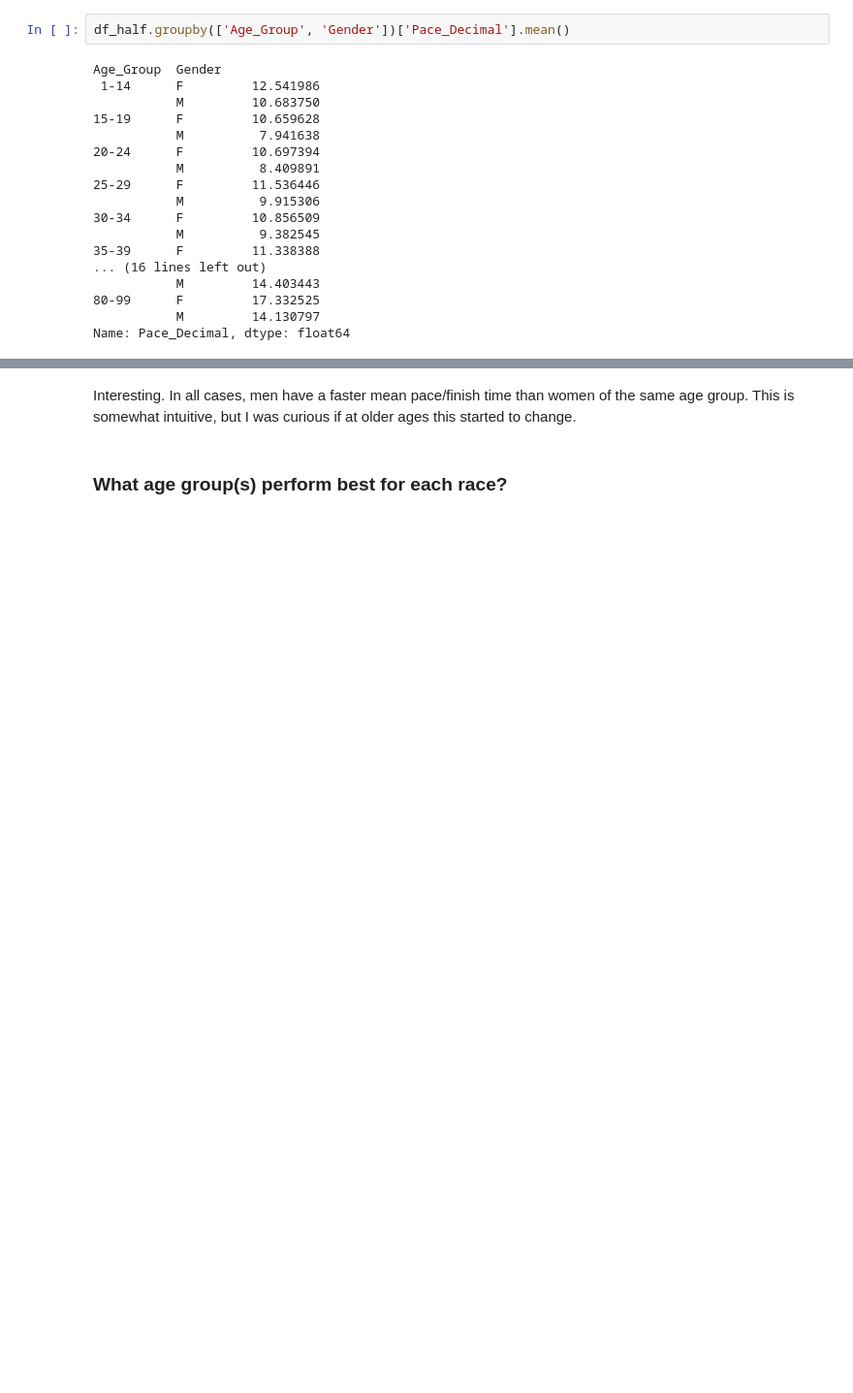
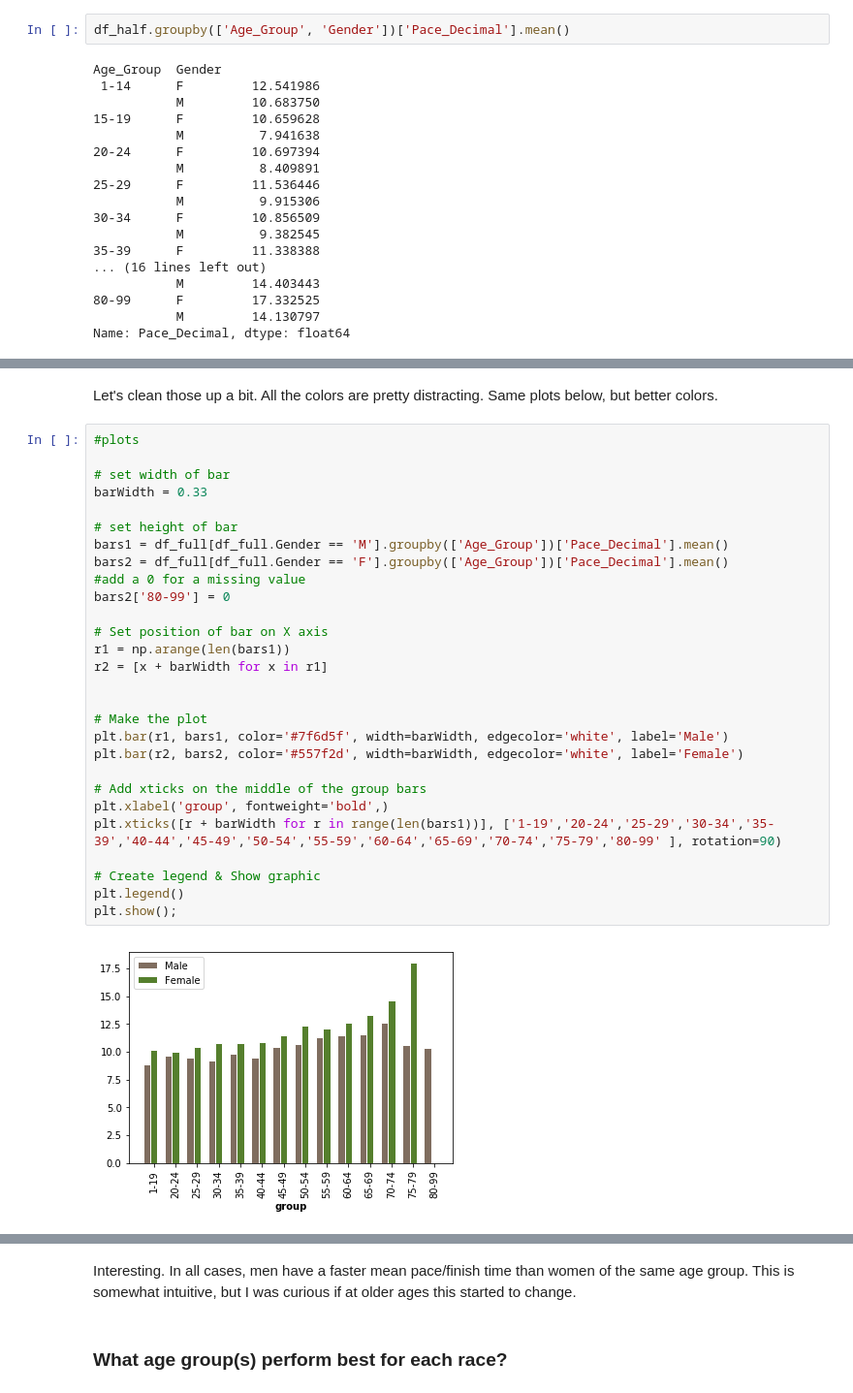
Before and after one commit to 4one4/2018-Missoula-Marathon, a Jupyter notebook: 2018 Missoula Marathon EDA.ipynb, the cells around one changed output, grey strips where cells are left out. Shown: that part at 97% size. Saved outputs shown, nothing was run; the diff lists cells and outputs as text; blank space fills up the shorter version.

Commit message:
Final cleanup.

```diff
--- a/2018 Missoula Marathon EDA.ipynb
+++ b/2018 Missoula Marathon EDA.ipynb
@@ -641,3 +638,35 @@ axarr[1].set_title('Half', fontsize=18)
 plt.show();
 # %% [output]
 [figure]
+# %% [markdown]
+Let's clean those up a bit. All the colors are pretty distracting. Same plots below, but better colors.
+# %%
+#plots
+
+# set width of bar
+barWidth = 0.33
+
+# set height of bar
+bars1 = df_full[df_full.Gender == 'M'].groupby(['Age_Group'])['Pace_Decimal'].mean()
+bars2 = df_full[df_full.Gender == 'F'].groupby(['Age_Group'])['Pace_Decimal'].mean()
+#add a 0 for a missing value
+bars2['80-99'] = 0
+
+# Set position of bar on X axis
+r1 = np.arange(len(bars1))
+r2 = [x + barWidth for x in r1]
+
+
+# Make the plot
+plt.bar(r1, bars1, color='#7f6d5f', width=barWidth, edgecolor='white', label='Male')
+plt.bar(r2, bars2, color='#557f2d', width=barWidth, edgecolor='white', label='Female')
+
+# Add xticks on the middle of the group bars
+plt.xlabel('group', fontweight='bold',)
+plt.xticks([r + barWidth for r in range(len(bars1))], ['1-19','20-24','25-29','30-34','35-39','40-44','45-49','50-54','55-59','60-64','65-69','70-74','75-79','80-99' ], rotation=90)
+
+# Create legend & Show graphic
+plt.legend()
+plt.show();
+# %% [output]
+[figure, added]
```
Also changed, not shown: parts of 12 cells of this notebook, 1 other file.
